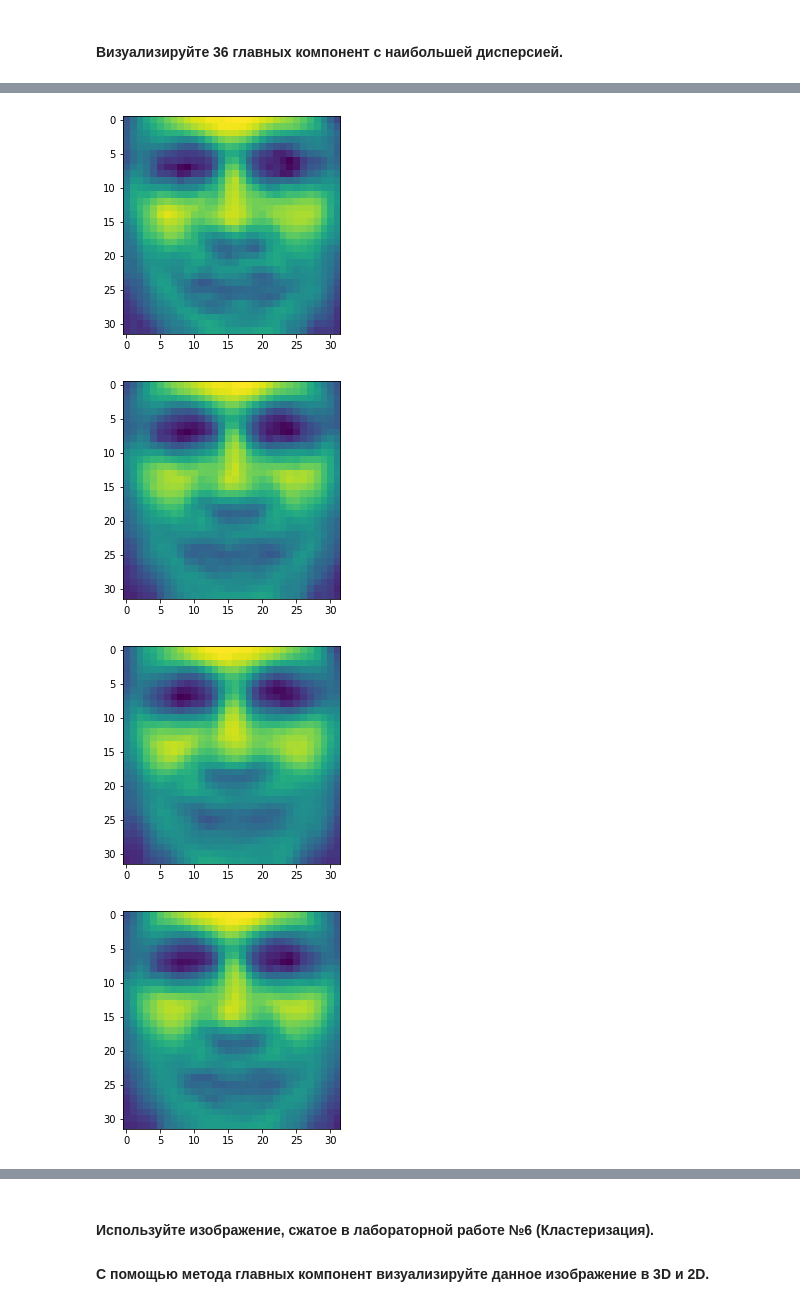
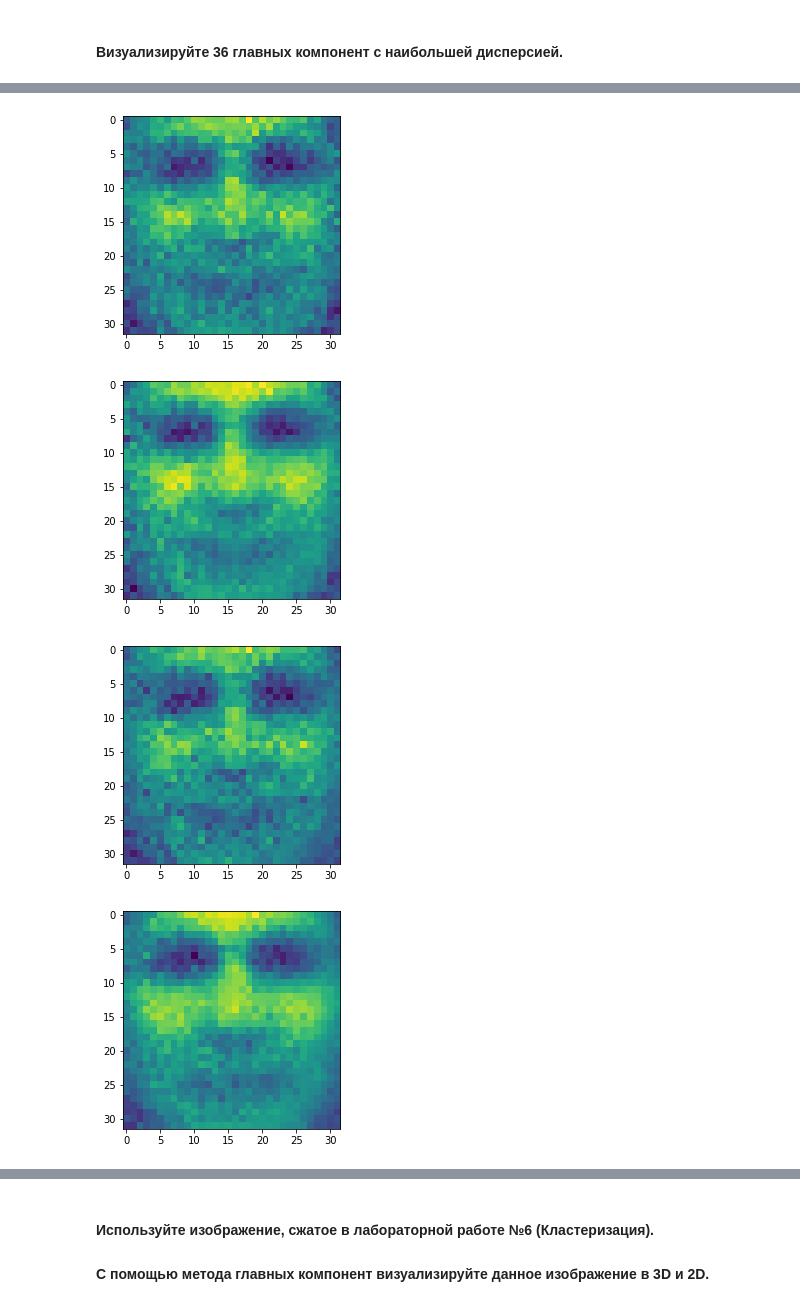
Before and after one commit to ByMyTry/MO_3sem, a Jupyter notebook: laba7/laba7.ipynb, the cells around one changed output, grey strips where cells are left out. Drawn from its saved outputs; the diff is of its cells as text; code cells hidden in the pictures.

```diff
--- a/laba7/laba7.ipynb
+++ b/laba7/laba7.ipynb
@@ -45,9 +45,12 @@ class PCA:
     def fit(self, X):
         self._mean = X.mean(axis=0)
         cov_matrix = np.cov(X.T)
-        u, _, _ = np.linalg.svd(cov_matrix)
-        self._u = u
-        self._pc = self._u[:, :self.n_components]#self._v[-self.n_components:]#
+#         u, _, _ = np.linalg.svd(cov_matrix)
+        w, v = np.linalg.eig(cov_matrix)
+#         print(u)
+#         print(v)
+        self._u = v.T
+        self._pc = self._u[:, np.argsort(w)[-self.n_components:]]#[:, -self.n_components:]#self._u[:, -self.n_components:]#
         return self
 
     def transform(self, X):
@@ -124,7 +121,9 @@ v = pca._u.T
 # %% [markdown]
 #### Визуализируйте 36 главных компонент с наибольшей дисперсией.
 # %%
-pca._pc = v[np.argsort(v.std(axis=1))[-36:]].T
+# pca._pc = v[np.argsort(v.std(axis=1))[-36:]].T
+pca = PCA(n_components=36)
+pca.fit(X2)
 
 for i in indexes:
     img = X2[i:i+1]
@@ -137,4 +136,4 @@ for i in indexes:
-[figure, old version]
+[figure, new version]
-[figure, old version]
+[figure, new version]
-[figure, old version]
+[figure, new version]
-[figure, old version]
+[figure, new version]
```
Also changed, not shown: parts of 10 cells of this notebook, 1 other file.
